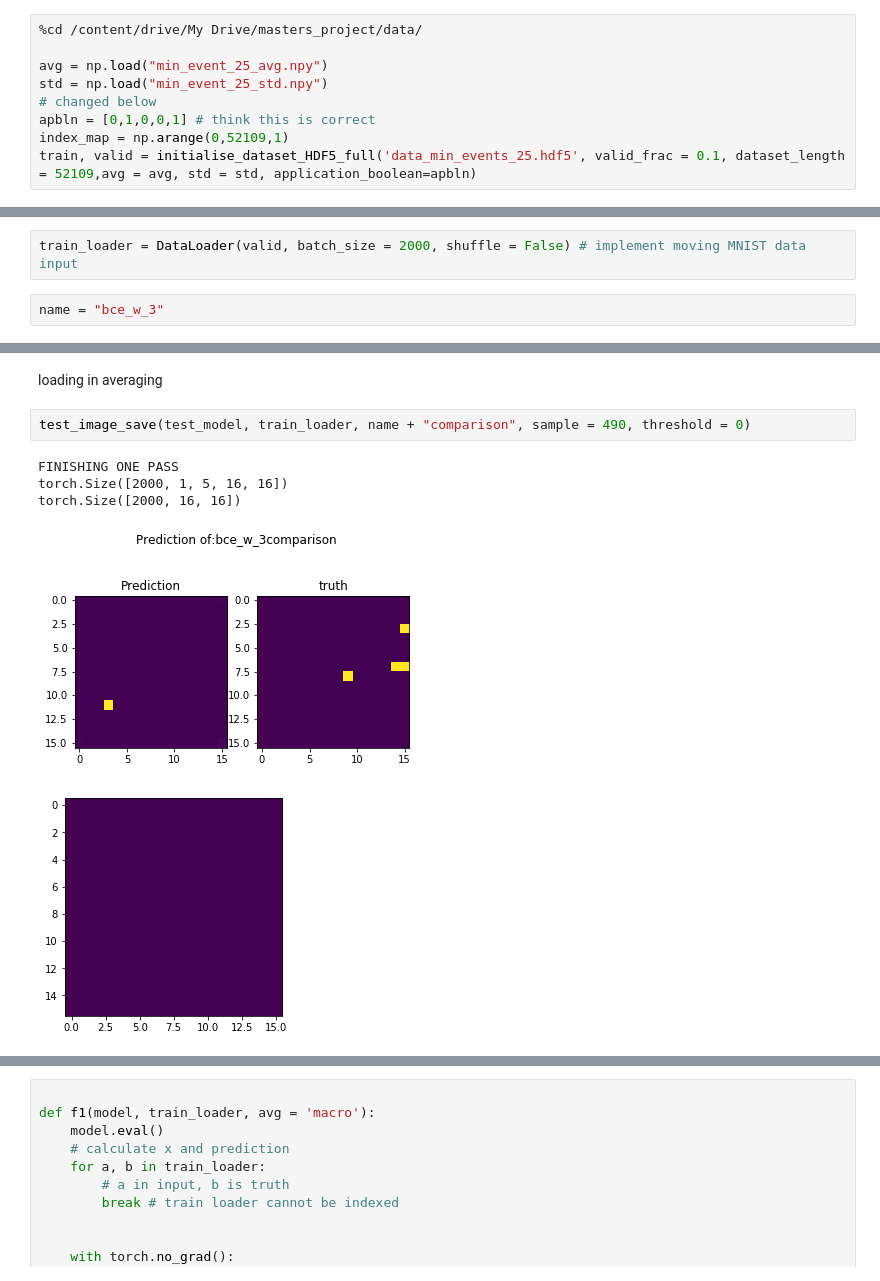
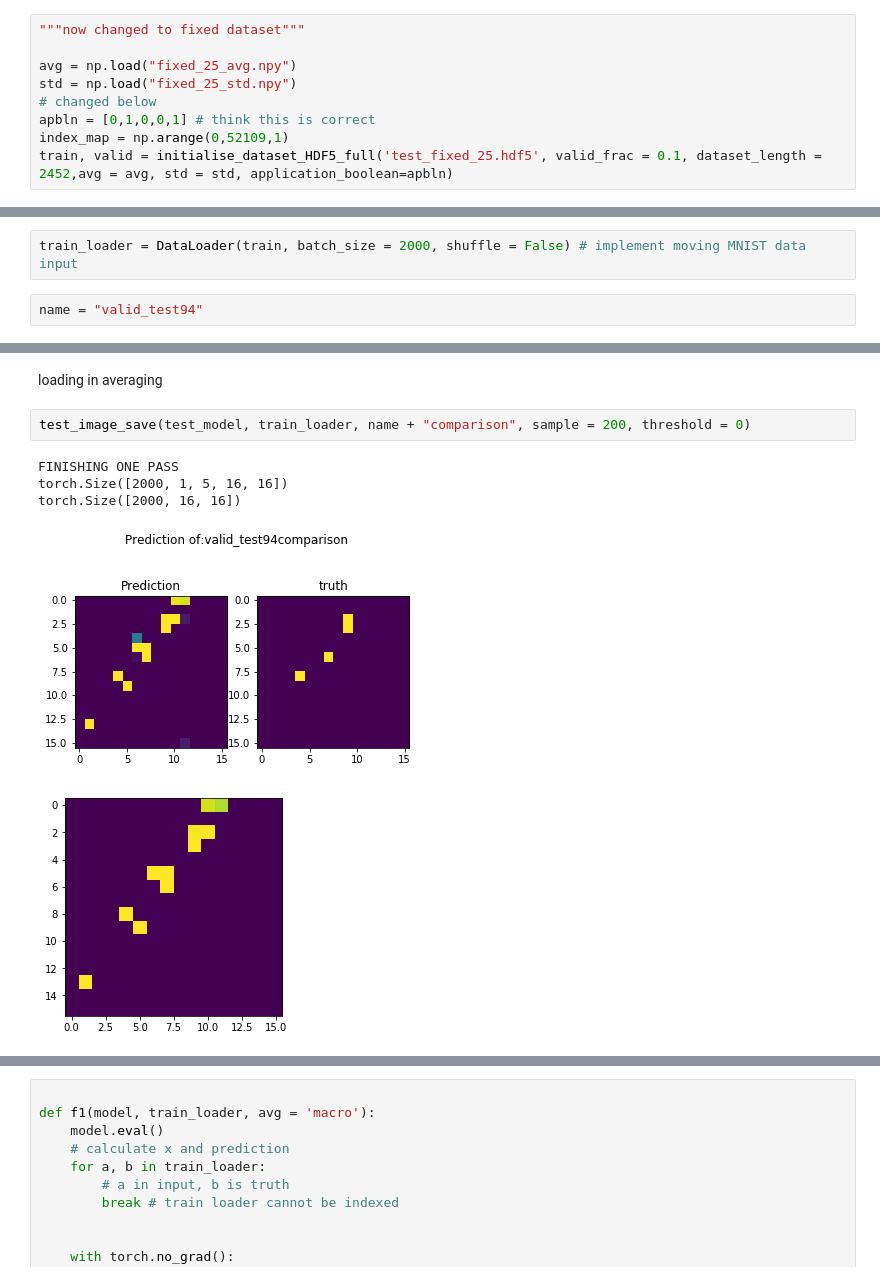
Before and after one commit to Garethlomax/acse-9-independent-research-project-Garethlomax, a Jupyter notebook: Model_testing.ipynb, the cells around one changed output, grey strips where cells are left out. Drawn from its saved outputs; the diff is of its cells as text.

```diff
--- a/Model_testing.ipynb
+++ b/Model_testing.ipynb
@@ -1140,14 +1141,14 @@ enc_shape, dec_shape, enc_copy_out, dec_copy_in:
 # %% [markdown]
 ## code loading
 # %%
-%cd /content/drive/My Drive/masters_project/data/
+"""now changed to fixed dataset"""
 
-avg = np.load("min_event_25_avg.npy")
-std = np.load("min_event_25_std.npy")
+avg = np.load("fixed_25_avg.npy")
+std = np.load("fixed_25_std.npy")
 # changed below
 apbln = [0,1,0,0,1] # think this is correct
 index_map = np.arange(0,52109,1)
-train, valid = initialise_dataset_HDF5_full('data_min_events_25.hdf5', valid_frac = 0.1, dataset_length = 52109,avg = avg, std = std, application_boolean=apbln)
+train, valid = initialise_dataset_HDF5_full('test_fixed_25.hdf5', valid_frac = 0.1, dataset_length = 2452,avg = avg, std = std, application_boolean=apbln)
 # %% [output]
 /content/drive/My Drive/masters_project/data
 /content/drive/My Drive/masters_project/data
@@ -1155,7 +1155,7 @@ train, valid = initialise_dataset_HDF5_full('data_min_events_25.hdf5', valid_fra
 # %%
-train_loader = DataLoader(valid, batch_size = 2000, shuffle = False) # implement moving MNIST data input
+train_loader = DataLoader(train, batch_size = 2000, shuffle = False) # implement moving MNIST data input
 # %%
-name = "bce_w_3"
+name = "valid_test94"
 # %%
 test_model = nn.DataParallel(LSTMencdec_onestep(structure, 5, kernel_size = 3)).to(device) # added data parrallel
 
@@ -1192,10 +1192,10 @@ DataParallel(
 # %% [markdown]
 loading in averaging
 # %%
-test_image_save(test_model, train_loader, name + "comparison", sample = 490, threshold = 0)
+test_image_save(test_model, train_loader, name + "comparison", sample = 200, threshold = 0)
 # %% [output]
 FINISHING ONE PASS
 torch.Size([2000, 1, 5, 16, 16])
 torch.Size([2000, 16, 16])
-[figure, old version]
+[figure, new version]
-[figure, old version]
+[figure, new version]
```
Also changed, not shown: parts of 12 cells of this notebook.
